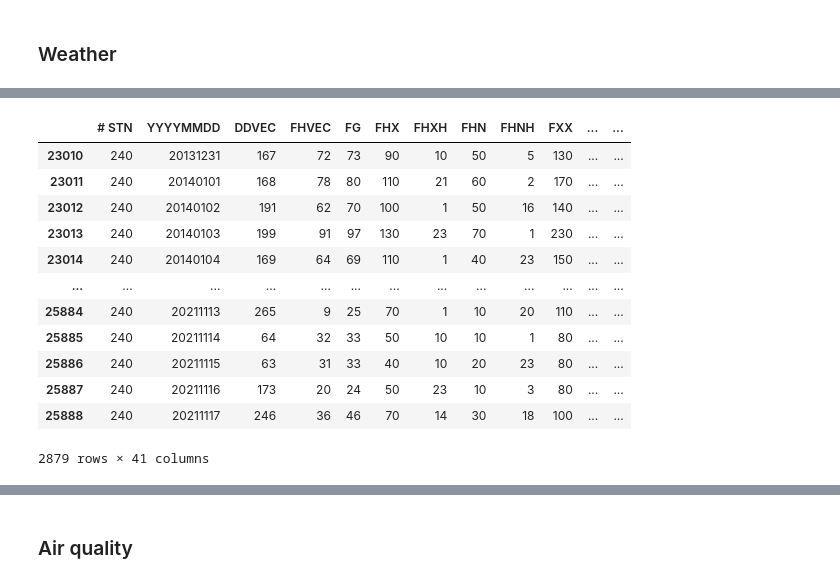
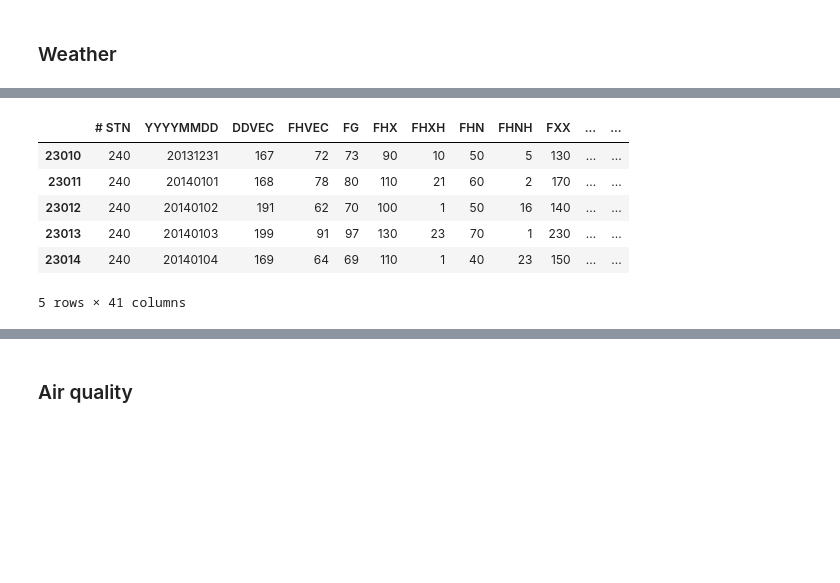
Before and after one commit to ClauCarloni/data_final_project, a Jupyter notebook: dutch_daily_weather_data.ipynb, the cells around one changed output, grey strips where cells are left out. Cells and saved outputs as stored; diff of their text form; code cells hidden in the pictures; blank space fills up the shorter version.

```diff
--- a/dutch_daily_weather_data.ipynb
+++ b/dutch_daily_weather_data.ipynb
@@ -57,19 +98,13 @@ EV24 = Reference crop evaporation (Makkink) (in 0.1 mm) / Potential evapotranspi
 # %%
 weather = pd.read_csv(r'C:\Users\claud\data_final_project\Usefull\etmgeg_240_Ams_Schiphol\etmgeg_240.txt')
 weather = weather[(weather.YYYYMMDD >= 20131231)]
-weather
+weather.head()
 # %% [output]
 |  | # STN | YYYYMMDD | DDVEC | FHVEC | FG | FHX | FHXH | FHN | FHNH | FXX | ... | ... |
 | 23010 | 240 | 20131231 | 167 | 72 | 73 | 90 | 10 | 50 | 5 | 130 | ... | ... |
 | 23011 | 240 | 20140101 | 168 | 78 | 80 | 110 | 21 | 60 | 2 | 170 | ... | ... |
 | 23012 | 240 | 20140102 | 191 | 62 | 70 | 100 | 1 | 50 | 16 | 140 | ... | ... |
 | 23013 | 240 | 20140103 | 199 | 91 | 97 | 130 | 23 | 70 | 1 | 230 | ... | ... |
 | 23014 | 240 | 20140104 | 169 | 64 | 69 | 110 | 1 | 40 | 23 | 150 | ... | ... |
-| ... | ... | ... | ... | ... | ... | ... | ... | ... | ... | ... | ... | ... |
-| 25884 | 240 | 20211113 | 265 | 9 | 25 | 70 | 1 | 10 | 20 | 110 | ... | ... |
-| 25885 | 240 | 20211114 | 64 | 32 | 33 | 50 | 10 | 10 | 1 | 80 | ... | ... |
-| 25886 | 240 | 20211115 | 63 | 31 | 33 | 40 | 10 | 20 | 23 | 80 | ... | ... |
-| 25887 | 240 | 20211116 | 173 | 20 | 24 | 50 | 23 | 10 | 3 | 80 | ... | ... |
-| 25888 | 240 | 20211117 | 246 | 36 | 46 | 70 | 14 | 30 | 18 | 100 | ... | ... |
-2879 rows × 41 columns
+5 rows × 41 columns
 # %%
```
Also changed, not shown: parts of 23 cells of this notebook, 1 other file.
